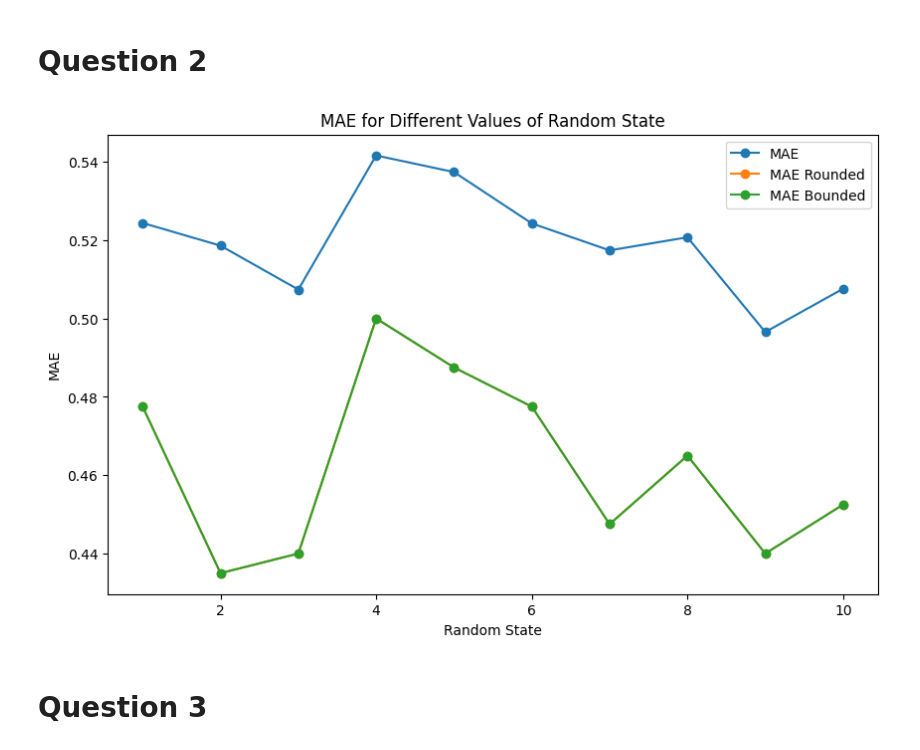
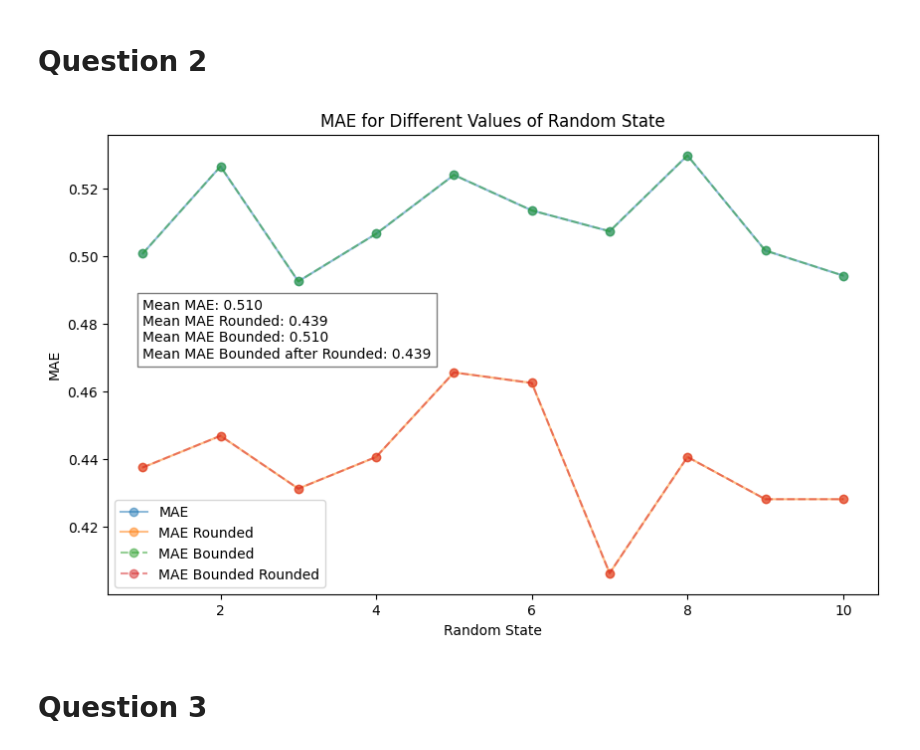
Before and after one commit to pedrocurvo/Aprendizagem, a Jupyter notebook: Homework3/G022.ipynb, the cells around one changed output. Cells and saved outputs as stored; diff of their text form; code cells hidden in the pictures.

```diff
--- a/Homework3/G022.ipynb
+++ b/Homework3/G022.ipynb
@@ -56,7 +56,8 @@ y = df["quality"]
 # Split the data into training and testing sets
 X_train, X_test, y_train, y_test = train_test_split(X,
                                                     y,
-                                                    random_state=0)
+                                                    random_state=0,
+                                                    train_size=0.8)
 # %% [markdown]
 # Question 1
 # %%
@@ -67,6 +68,8 @@ residues = []
 mae_list = []
 mae_rounded = []
 mae_bounded = []
+mae_bounded_rounded = []
+rmse_early = []
 
 # Loop through different values of random_state for MLPClassifier
 for random_state in range(1, 11):
@@ -89,14 +92,23 @@ for random_state in range(1, 11):
     # Calculate the MAE
     mae = mean_absolute_error(y_test, y_pred)
     mae_list.append(mae)
+    print(f"MAE: {mae}")
 
     # Round the predictions
     y_pred_rounded = np.round(y_pred)
     mae_rounded.append(mean_absolute_error(y_test, y_pred_rounded))
 
     # Bound the predictions
-    y_pred_bounded = np.clip(y_pred_rounded, 1, 10)
+    y_pred_bounded = np.clip(y_pred, 1, 10)
     mae_bounded.append(mean_absolute_error(y_test, y_pred_bounded))
+
+    # Bounded after Rounded
+    y_pred_bounded_rounded = np.clip(y_pred_rounded, 1, 10)
+    mae_bounded_rounded.append(mean_absolute_error(y_test, y_pred_bounded_rounded))
+
+    # Calculate the RMSE
+    rmse = np.sqrt(mean_squared_error(y_test, y_pred))
+    rmse_early.append(rmse)
 
 # Plot the distribution of residues (in absolute value)
 plt.figure(figsize=(10, 6))
@@ -116,18 +138,23 @@ plt.show()
 # %%
 # Plot the MAE for the different values of random_state
 plt.figure(figsize=(10, 6))
-plt.plot(range(1, 11), mae_list, 'o-', label="MAE")
-plt.plot(range(1, 11), mae_rounded, 'o-', label="MAE Rounded")
-plt.plot(range(1, 11), mae_bounded, 'o-', label="MAE Bounded")
+plt.plot(range(1, 11), mae_list, 'o-', label="MAE", alpha=0.5)
+plt.plot(range(1, 11), mae_rounded, 'o-', label="MAE Rounded", alpha=0.5)
+plt.plot(range(1, 11), mae_bounded, 'o--', label="MAE Bounded", alpha=0.5)
+plt.plot(range(1, 11), mae_bounded_rounded, 'o--', label="MAE Bounded Rounded", alpha=0.5)
 plt.xlabel("Random State")
 plt.ylabel("MAE")
 plt.title("MAE for Different Values of Random State")
+# Add the Mean MAE for each method on a text box
+plt.text(1, 0.47, f"Mean MAE: {np.mean(mae_list):.3f} \nMean MAE Rounded: {np.mean(mae_rounded):.3f} \nMean MAE Bounded: {np.mean(mae_bounded):.3f} \nMean MAE Bounded after Rounded: {np.mean(mae_bounded_rounded):.3f}", bbox=dict(facecolor='white', alpha=0.5))
+
+
 plt.legend()
 # Save the figure
 plt.savefig(IMAGES_DIR / "mae.png")
 plt.show()
 # %% [output]
-[figure, old version]
+[figure, new version]
 # %% [markdown]
 # Question 3
 # %%
```
Also changed, not shown: parts of 2 cells of this notebook, 5 other files.
